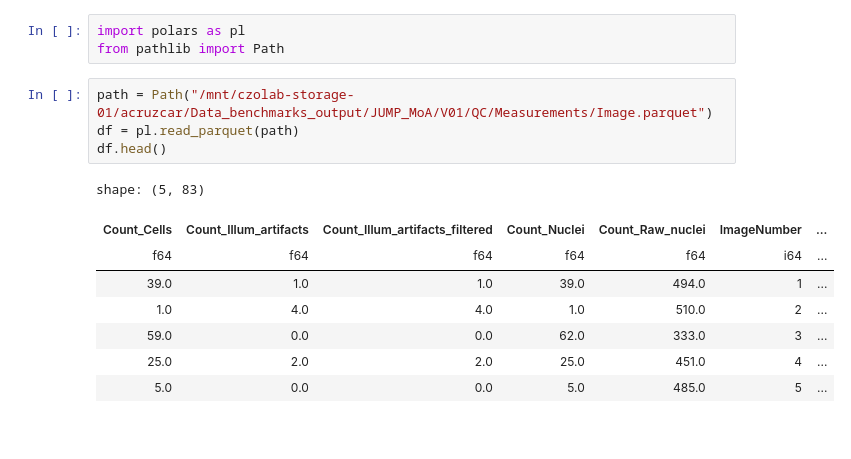
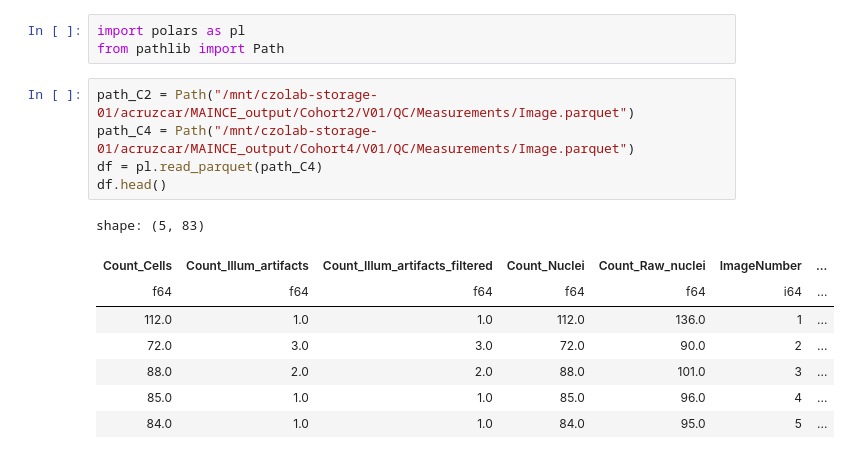
Before and after one commit to As337N/Cellprofiler_production_MAINCE, a Jupyter notebook: CellProfiler_pipeline/Code/tests.ipynb, the cells around one changed output. Drawn from its saved outputs; the diff is of its cells as text.

```diff
--- a/CellProfiler_pipeline/Code/tests.ipynb
+++ b/CellProfiler_pipeline/Code/tests.ipynb
@@ -135,15 +122,16 @@ well de muestra: {'Metadata_Plate': 16, 'Metadata_Well': 'H07'}
 import polars as pl
 from pathlib import Path
 # %%
-path = Path("/mnt/czolab-storage-01/acruzcar/Data_benchmarks_output/JUMP_MoA/V01/QC/Measurements/Image.parquet")
-df = pl.read_parquet(path)
+path_C2 = Path("/mnt/czolab-storage-01/acruzcar/MAINCE_output/Cohort2/V01/QC/Measurements/Image.parquet")
+path_C4 = Path("/mnt/czolab-storage-01/acruzcar/MAINCE_output/Cohort4/V01/QC/Measurements/Image.parquet")
+df = pl.read_parquet(path_C4)
 df.head()
 # %% [output]
 shape: (5, 83)
 | Count_Cells | Count_Illum_artifacts | Count_Illum_artifacts_filtered | Count_Nuclei | Count_Raw_nuclei | ImageNumber | ... |
 | f64 | f64 | f64 | f64 | f64 | i64 | ... |
-| 39.0 | 1.0 | 1.0 | 39.0 | 494.0 | 1 | ... |
-| 1.0 | 4.0 | 4.0 | 1.0 | 510.0 | 2 | ... |
-| 59.0 | 0.0 | 0.0 | 62.0 | 333.0 | 3 | ... |
-| 25.0 | 2.0 | 2.0 | 25.0 | 451.0 | 4 | ... |
-| 5.0 | 0.0 | 0.0 | 5.0 | 485.0 | 5 | ... |
+| 112.0 | 1.0 | 1.0 | 112.0 | 136.0 | 1 | ... |
+| 72.0 | 3.0 | 3.0 | 72.0 | 90.0 | 2 | ... |
+| 88.0 | 2.0 | 2.0 | 88.0 | 101.0 | 3 | ... |
+| 85.0 | 1.0 | 1.0 | 85.0 | 96.0 | 4 | ... |
+| 84.0 | 1.0 | 1.0 | 84.0 | 95.0 | 5 | ... |
```
Also changed, not shown: parts of 15 cells of this notebook, 43 other files.
